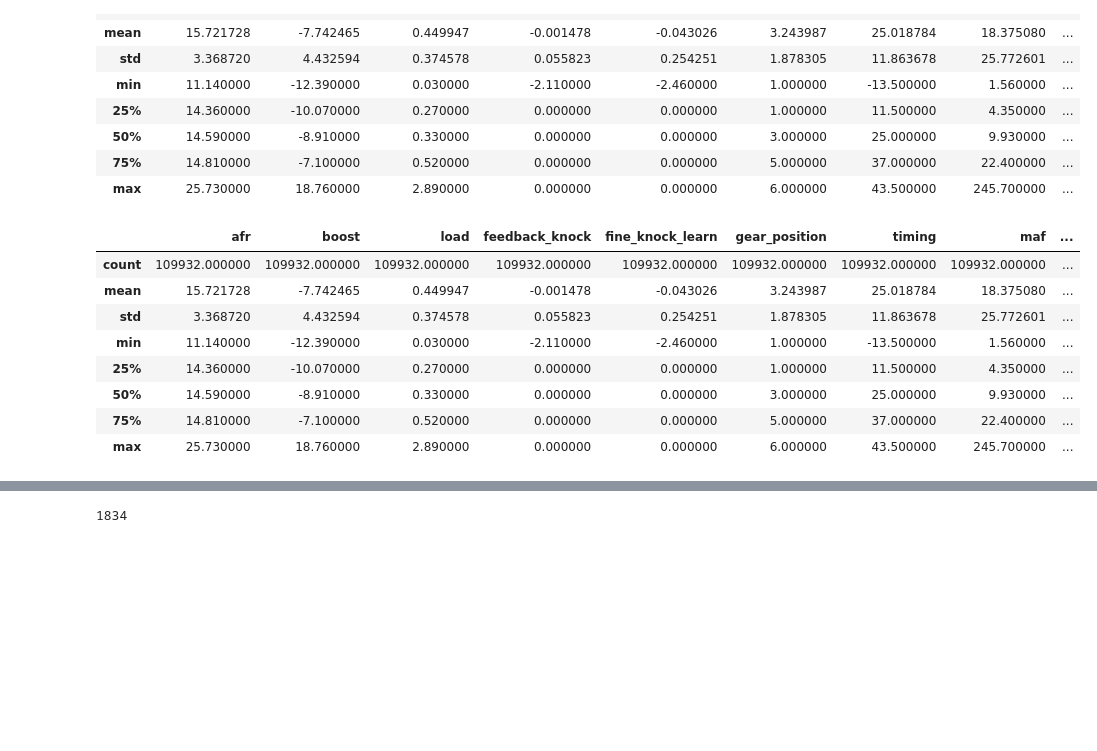
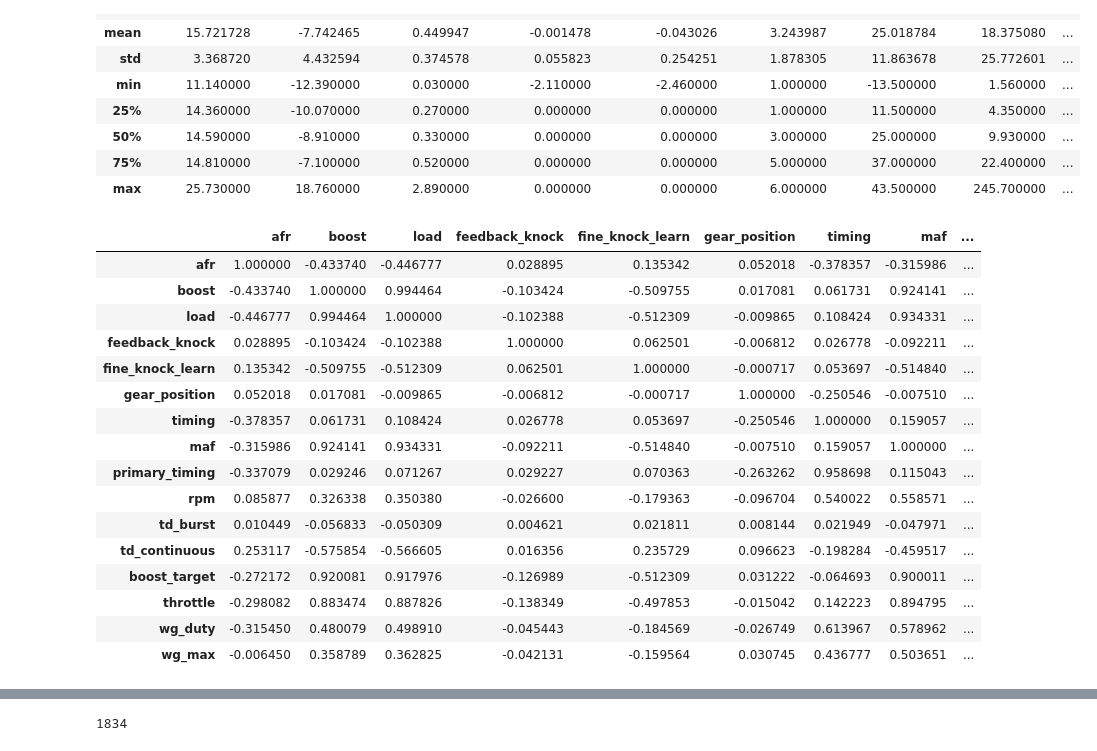
Before and after one commit to lundybernard/engine_analysis, a Jupyter notebook: notebooks/2_basic_analysis.ipynb, the cells around one changed output, grey strips where cells are left out. Drawn from its saved outputs; the diff is of its cells as text; code cells hidden in the pictures; blank space fills up the shorter version.

```diff
--- a/notebooks/2_basic_analysis.ipynb
+++ b/notebooks/2_basic_analysis.ipynb
@@ -47,7 +47,7 @@ for log in logfiles:
     # change delta_t to timestamps
     start_time = pd.Timestamp(log.split('.')[1])
     delta_t = pd.to_timedelta(data['time'], unit='s')
-    data['time'] = delta_t + start_times[0]
+    data['time'] = delta_t + start_time
 
     # and set the timestamps as the index
     data.index = data.time
@@ -75,13 +75,22 @@ data.describe()
 # %%
 # describe some high-level stats about the data
 data.describe()
+data.corr()  # show correlation table
 # %% [output]
 |  | afr | boost | load | feedback_knock | fine_knock_learn | gear_position | timing | maf | ... |
-| count | 109932.000000 | 109932.000000 | 109932.000000 | 109932.000000 | 109932.000000 | 109932.000000 | 109932.000000 | 109932.000000 | ... |
-| mean | 15.721728 | -7.742465 | 0.449947 | -0.001478 | -0.043026 | 3.243987 | 25.018784 | 18.375080 | ... |
-| std | 3.368720 | 4.432594 | 0.374578 | 0.055823 | 0.254251 | 1.878305 | 11.863678 | 25.772601 | ... |
-| min | 11.140000 | -12.390000 | 0.030000 | -2.110000 | -2.460000 | 1.000000 | -13.500000 | 1.560000 | ... |
-| 25% | 14.360000 | -10.070000 | 0.270000 | 0.000000 | 0.000000 | 1.000000 | 11.500000 | 4.350000 | ... |
-| 50% | 14.590000 | -8.910000 | 0.330000 | 0.000000 | 0.000000 | 3.000000 | 25.000000 | 9.930000 | ... |
-| 75% | 14.810000 | -7.100000 | 0.520000 | 0.000000 | 0.000000 | 5.000000 | 37.000000 | 22.400000 | ... |
-| max | 25.730000 | 18.760000 | 2.890000 | 0.000000 | 0.000000 | 6.000000 | 43.500000 | 245.700000 | ... |
+| afr | 1.000000 | -0.433740 | -0.446777 | 0.028895 | 0.135342 | 0.052018 | -0.378357 | -0.315986 | ... |
+| boost | -0.433740 | 1.000000 | 0.994464 | -0.103424 | -0.509755 | 0.017081 | 0.061731 | 0.924141 | ... |
+| load | -0.446777 | 0.994464 | 1.000000 | -0.102388 | -0.512309 | -0.009865 | 0.108424 | 0.934331 | ... |
+| feedback_knock | 0.028895 | -0.103424 | -0.102388 | 1.000000 | 0.062501 | -0.006812 | 0.026778 | -0.092211 | ... |
+| fine_knock_learn | 0.135342 | -0.509755 | -0.512309 | 0.062501 | 1.000000 | -0.000717 | 0.053697 | -0.514840 | ... |
+| gear_position | 0.052018 | 0.017081 | -0.009865 | -0.006812 | -0.000717 | 1.000000 | -0.250546 | -0.007510 | ... |
+| timing | -0.378357 | 0.061731 | 0.108424 | 0.026778 | 0.053697 | -0.250546 | 1.000000 | 0.159057 | ... |
+| maf | -0.315986 | 0.924141 | 0.934331 | -0.092211 | -0.514840 | -0.007510 | 0.159057 | 1.000000 | ... |
+| primary_timing | -0.337079 | 0.029246 | 0.071267 | 0.029227 | 0.070363 | -0.263262 | 0.958698 | 0.115043 | ... |
+| rpm | 0.085877 | 0.326338 | 0.350380 | -0.026600 | -0.179363 | -0.096704 | 0.540022 | 0.558571 | ... |
+| td_burst | 0.010449 | -0.056833 | -0.050309 | 0.004621 | 0.021811 | 0.008144 | 0.021949 | -0.047971 | ... |
+| td_continuous | 0.253117 | -0.575854 | -0.566605 | 0.016356 | 0.235729 | 0.096623 | -0.198284 | -0.459517 | ... |
+| boost_target | -0.272172 | 0.920081 | 0.917976 | -0.126989 | -0.512309 | 0.031222 | -0.064693 | 0.900011 | ... |
+| throttle | -0.298082 | 0.883474 | 0.887826 | -0.138349 | -0.497853 | -0.015042 | 0.142223 | 0.894795 | ... |
+| wg_duty | -0.315450 | 0.480079 | 0.498910 | -0.045443 | -0.184569 | -0.026749 | 0.613967 | 0.578962 | ... |
+| wg_max | -0.006450 | 0.358789 | 0.362825 | -0.042131 | -0.159564 | 0.030745 | 0.436777 | 0.503651 | ... |
```
Also changed, not shown: parts of 2 cells of this notebook, 2 other files.
